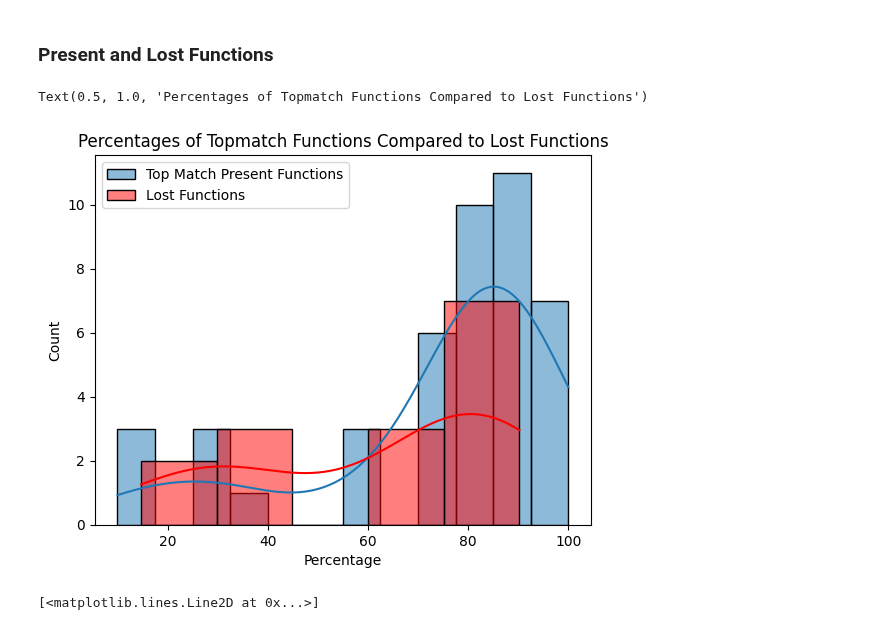
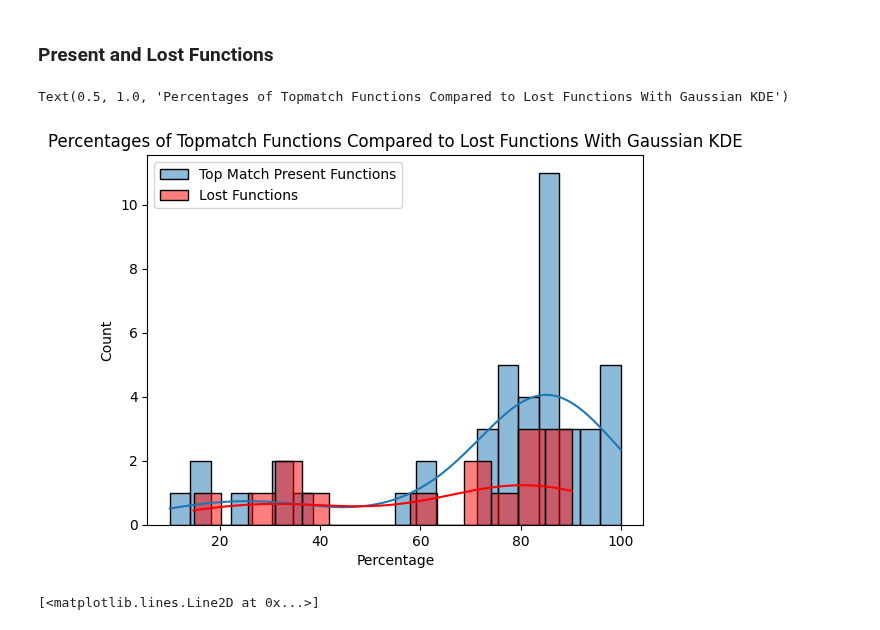
Before and after one commit to jtdocter27/EcoDr, a Jupyter notebook: EnCen/Figures for paper/as_specic_figures.ipynb, the cells around one changed output. Saved outputs shown, nothing was run; the diff lists cells and outputs as text; code cells hidden in the pictures.

```diff
--- a/EnCen/Figures for paper/as_specic_figures.ipynb
+++ b/EnCen/Figures for paper/as_specic_figures.ipynb
@@ -55,13 +55,13 @@ Median: 3.04399468910012
 # %% [markdown]
 ### Present and Lost Functions
 # %%
-sns.histplot(x='Percentage', data = as_present, label = 'Top Match Present Functions', kde = True)
-sns.histplot(x='Percentage', data = as_lost, color = 'red', label='Lost Functions', kde= True)
+sns.histplot(x='Percentage', bins = 22, data = as_present, label = 'Top Match Present Functions', kde = True)
+sns.histplot(x='Percentage',bins=14, data = as_lost, color = 'red', label='Lost Functions', kde= True)
 plt.legend()
-plt.title('Percentages of Topmatch Functions Compared to Lost Functions')
+plt.title('Percentages of Topmatch Functions Compared to Lost Functions With Gaussian KDE')
 # %% [output]
-Text(0.5, 1.0, 'Percentages of Topmatch Functions Compared to Lost Functions')
+Text(0.5, 1.0, 'Percentages of Topmatch Functions Compared to Lost Functions With Gaussian KDE')
-[figure, old version]
+[figure, new version]
 # %%
 present_array = np.array(as_present['Percentage'])
 lost_array = np.array(as_lost['Percentage'])
```
